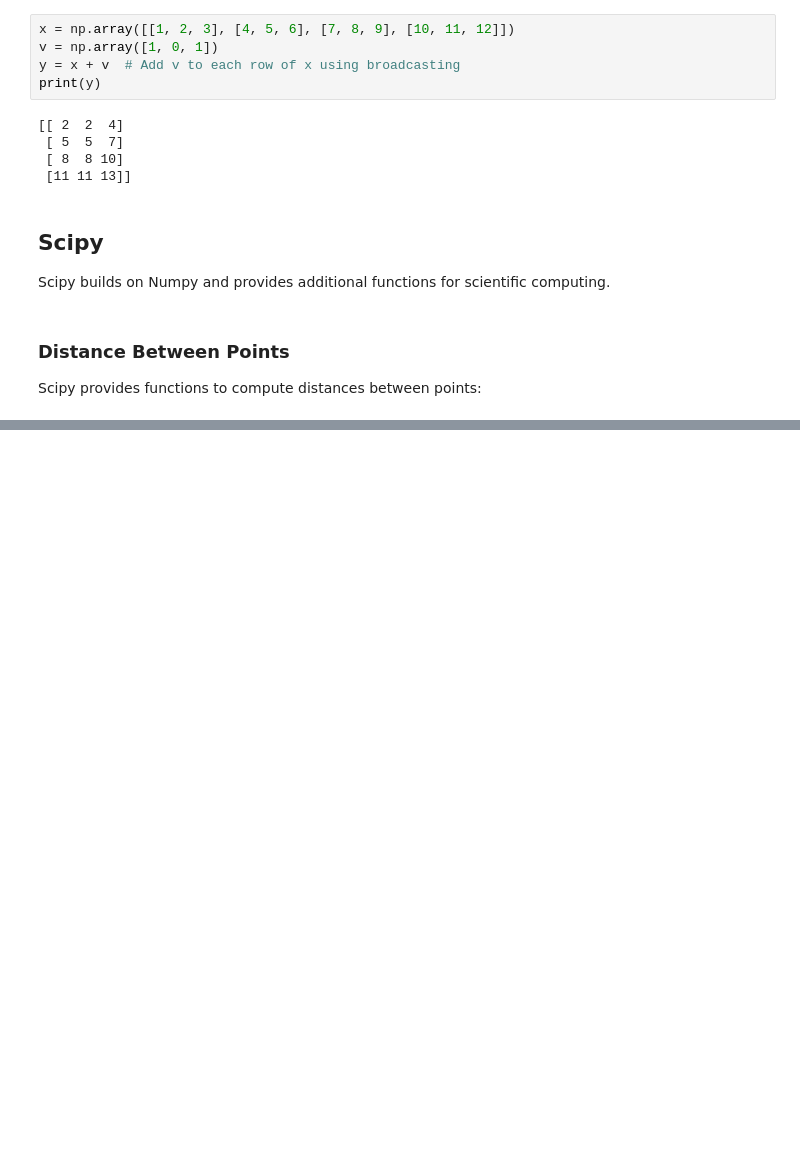
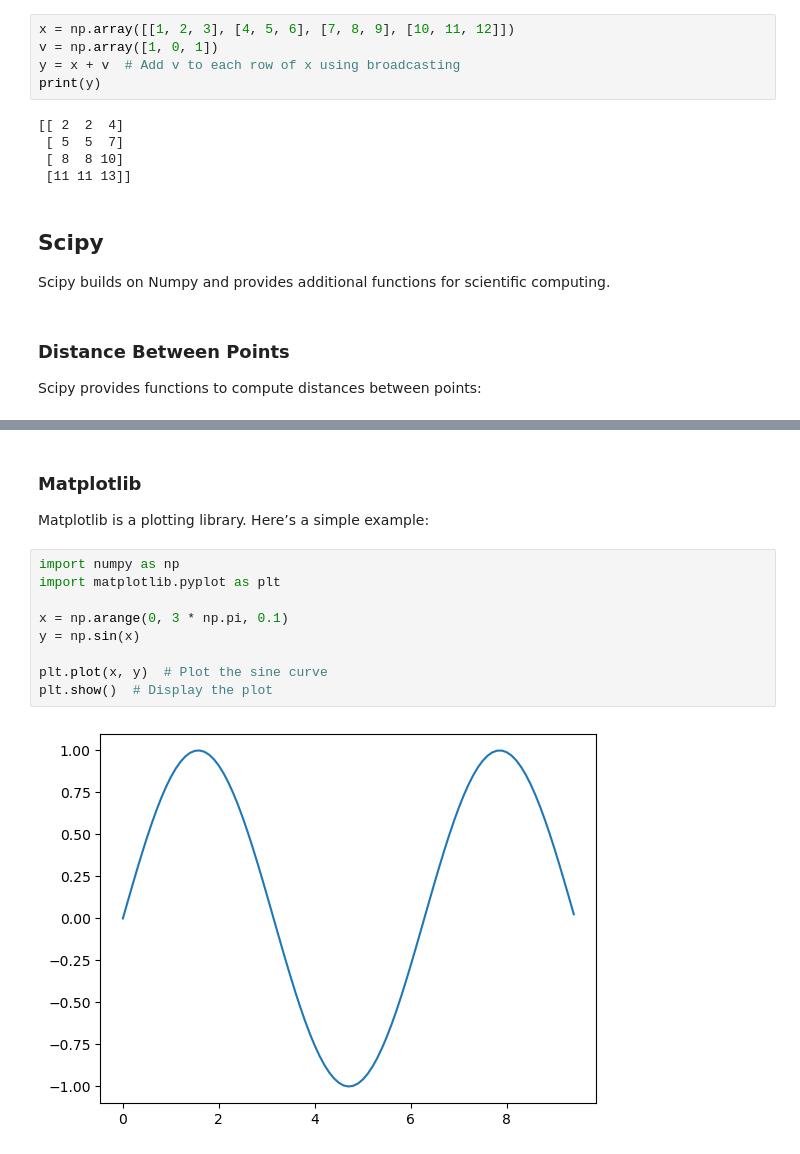
Before and after one commit to DiazHumberto/Lab-3, a Jupyter notebook: Lab_Exercise_2.ipynb, the cells around one changed output, grey strips where cells are left out. Drawn from its saved outputs; the diff is of its cells as text; blank space fills up the shorter version.

Commit message:
the code is finished, just add the examples

```diff
--- a/Lab_Exercise_2.ipynb
+++ b/Lab_Exercise_2.ipynb
@@ -445,0 +449,14 @@ print(scipy.__version__)
+# %% [markdown]
+### Matplotlib
+Matplotlib is a plotting library. Here’s a simple example:
+# %%
+import numpy as np
+import matplotlib.pyplot as plt
+
+x = np.arange(0, 3 * np.pi, 0.1)
+y = np.sin(x)
+
+plt.plot(x, y)  # Plot the sine curve
+plt.show()  # Display the plot
+# %% [output]
+[figure, added]
```
Also changed, not shown: parts of 6 cells of this notebook.
